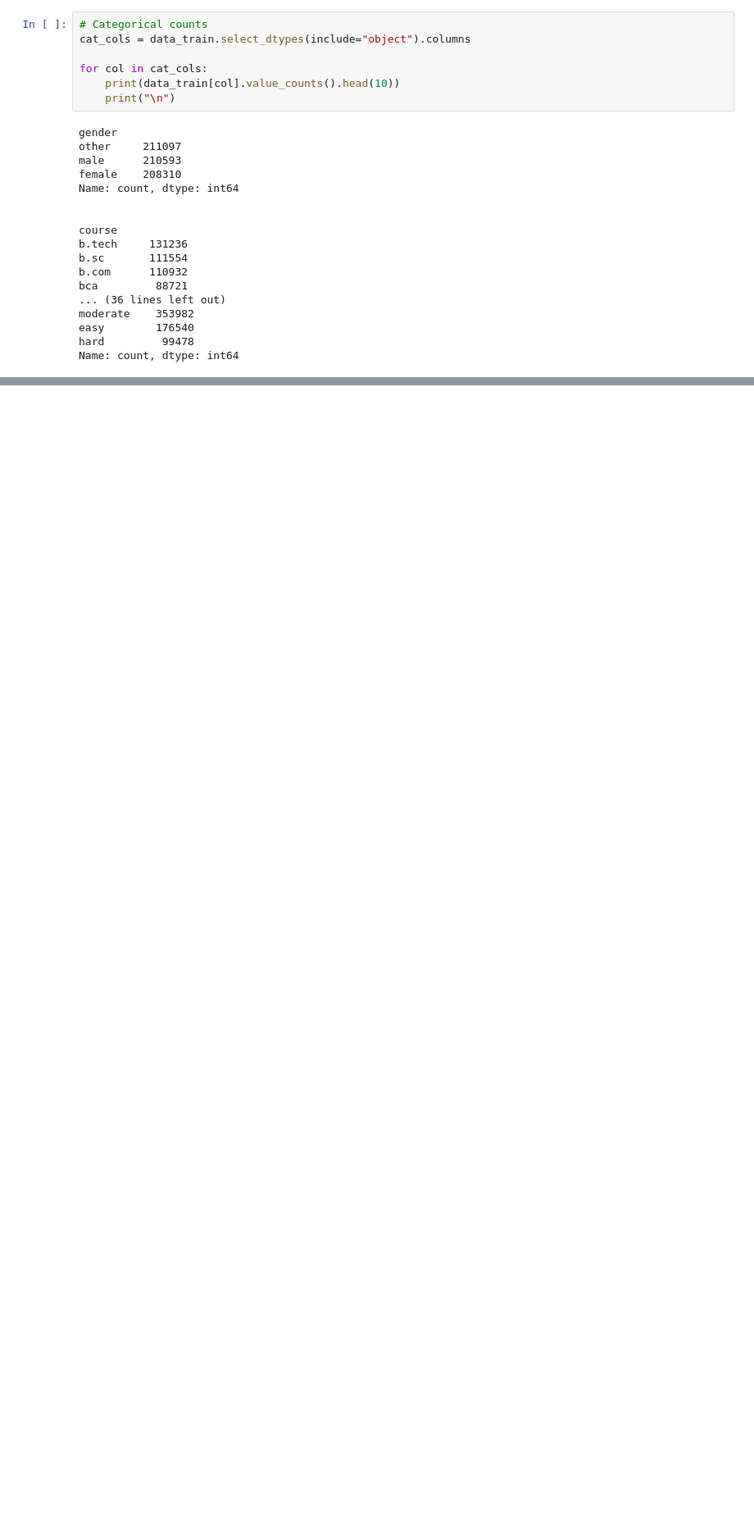
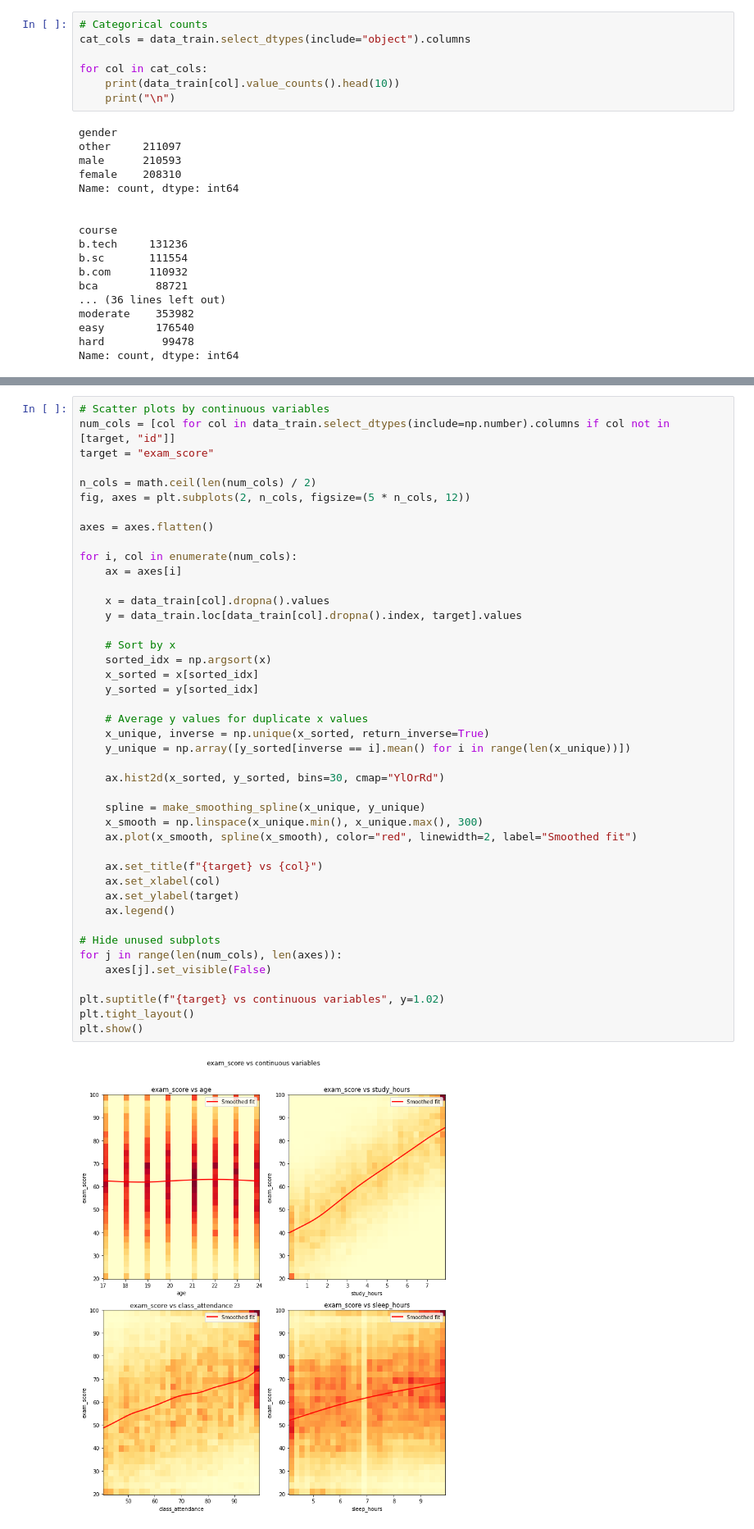
Before and after one commit to rfrost1/kaggle-playground-6-1, a Jupyter notebook: src/analysis.ipynb, the cells around one changed output, grey strips where cells are left out. Shown at 82% size. Drawn from its saved outputs; the diff is of its cells as text; blank space fills up the shorter version.

```diff
--- a/src/analysis.ipynb
+++ b/src/analysis.ipynb
@@ -84,0 +135,45 @@ Name: count, dtype: int64
+# %%
+# Scatter plots by continuous variables
+num_cols = [col for col in data_train.select_dtypes(include=np.number).columns if col not in [target, "id"]]
+target = "exam_score"
+
+n_cols = math.ceil(len(num_cols) / 2)
+fig, axes = plt.subplots(2, n_cols, figsize=(5 * n_cols, 12))
+
+axes = axes.flatten()
+
+for i, col in enumerate(num_cols):
+    ax = axes[i]
+
+    x = data_train[col].dropna().values
+    y = data_train.loc[data_train[col].dropna().index, target].values
+
+    # Sort by x
+    sorted_idx = np.argsort(x)
+    x_sorted = x[sorted_idx]
+    y_sorted = y[sorted_idx]
+
+    # Average y values for duplicate x values
+    x_unique, inverse = np.unique(x_sorted, return_inverse=True)
+    y_unique = np.array([y_sorted[inverse == i].mean() for i in range(len(x_unique))])
+
+    ax.hist2d(x_sorted, y_sorted, bins=30, cmap="YlOrRd")
+
+    spline = make_smoothing_spline(x_unique, y_unique)
+    x_smooth = np.linspace(x_unique.min(), x_unique.max(), 300)
+    ax.plot(x_smooth, spline(x_smooth), color="red", linewidth=2, label="Smoothed fit")
+
+    ax.set_title(f"{target} vs {col}")
+    ax.set_xlabel(col)
+    ax.set_ylabel(target)
+    ax.legend()
+
+# Hide unused subplots
+for j in range(len(num_cols), len(axes)):
+    axes[j].set_visible(False)
+
+plt.suptitle(f"{target} vs continuous variables", y=1.02)
+plt.tight_layout()
+plt.show()
+# %% [output]
+[figure, added]
```
Also changed, not shown: parts of 3 cells of this notebook.
